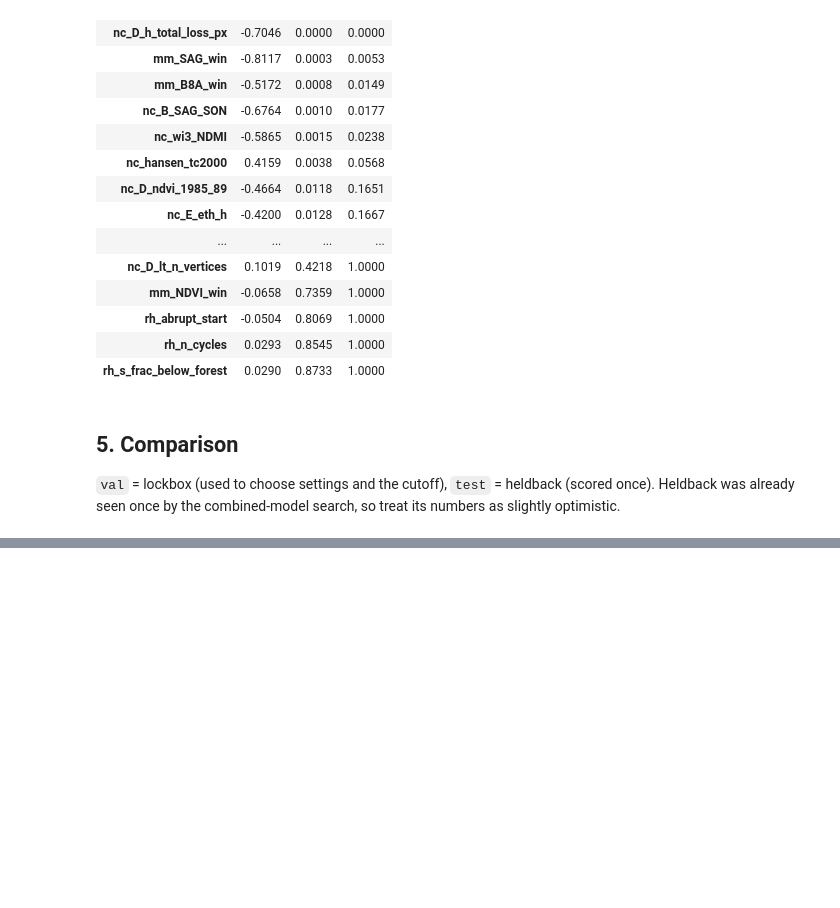
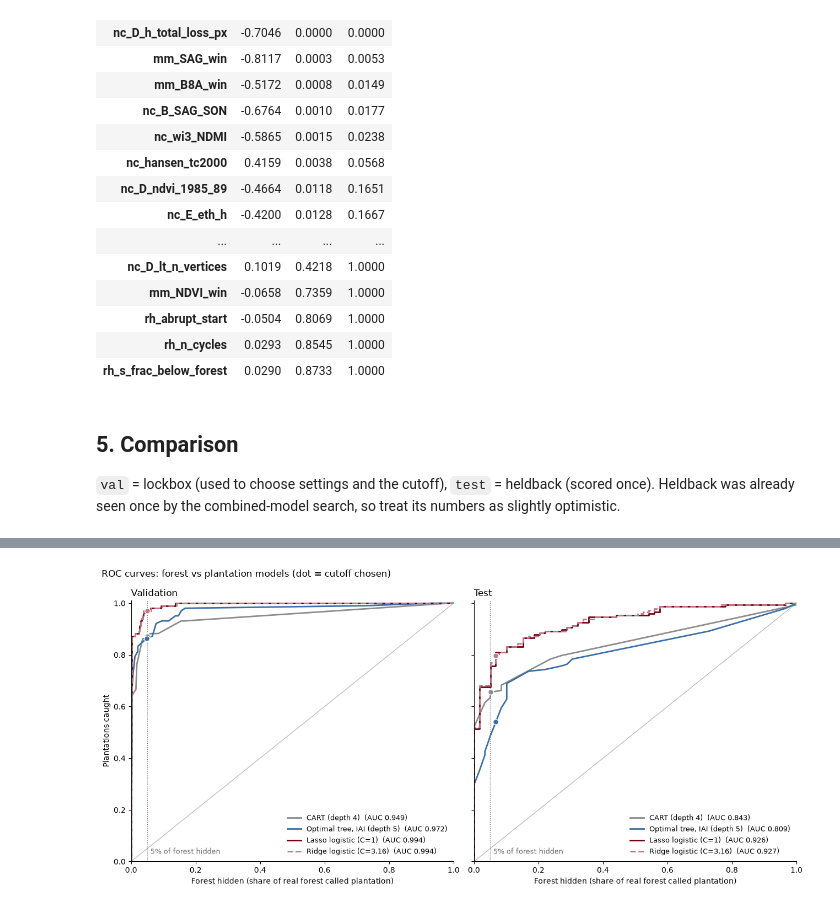
Before and after one commit to clement-docteur/mit_cropin_alab, a Jupyter notebook: models/interpretable_model_V1.ipynb, the cells around one changed output, grey strips where cells are left out. Saved outputs shown, nothing was run; the diff lists cells and outputs as text; code cells hidden in the pictures; blank space fills up the shorter version.

```diff
--- a/models/interpretable_model_V1.ipynb
+++ b/models/interpretable_model_V1.ipynb
@@ -279,0 +285,30 @@ pd.DataFrame(results).set_index('model').round(3)
+# %%
+from sklearn.metrics import roc_curve
+
+# Plantation is the "positive" class here, so the axes read in project terms:
+# x = share of forest called plantation (hidden), y = share of plantations caught.
+styles = {'CART': ('#8C8C8C', '-'), 'Optimal': ('#3B6EA8', '-'), 'Lasso': ('#750014', '-'), 'Ridge': ('#C27A85', '--')}
+fig, axes = plt.subplots(1, 2, figsize=(13, 6), sharey=True)
+for ax, (s, d, title) in zip(axes, [('val', val, 'Validation'),
+                                    ('test', test, 'Test')]):
+    is_plant = (d[y] == 0).to_numpy()
+    for name, p in preds.items():
+        color, ls = next(v for k, v in styles.items() if name.startswith(k))
+        fpr, tpr, _ = roc_curve(is_plant, -p[s])  # lower forest probability = more plantation-like
+        auc = roc_auc_score(d[y], p[s])
+        ax.plot(fpr, tpr, color=color, ls=ls, lw=2, label=f'{name}  (AUC {auc:.3f})')
+        flagged = p[s] < p['cut']  # operating point of the cutoff fixed on lockbox
+        ax.plot(flagged[~is_plant].mean(), flagged[is_plant].mean(), 'o', color=color, ms=7, mec='white', zorder=5)
+    ax.plot([0, 1], [0, 1], color='#BDBDBD', lw=1, zorder=0)
+    ax.axvline(0.05, color='#6E6E6E', ls=':', lw=1)
+    ax.text(0.06, 0.03, '5% of forest hidden', color='#6E6E6E', fontsize=9)
+    ax.set(xlim=(0, 1), ylim=(0, 1.01), title=title, xlabel='Forest hidden (share of real forest called plantation)')
+    ax.title.set_ha('left'); ax.title.set_x(0)
+    ax.legend(loc='lower right', fontsize=9, frameon=False)
+    ax.spines[['top', 'right']].set_visible(False)
+axes[0].set_ylabel('Plantations caught')
+fig.suptitle('ROC curves: forest vs plantation models (dot = cutoff chosen)', x=0.01, ha='left')
+fig.tight_layout()
+plt.show()
+# %% [output]
+[figure, added]
```
Also changed, not shown: parts of 5 cells of this notebook.
